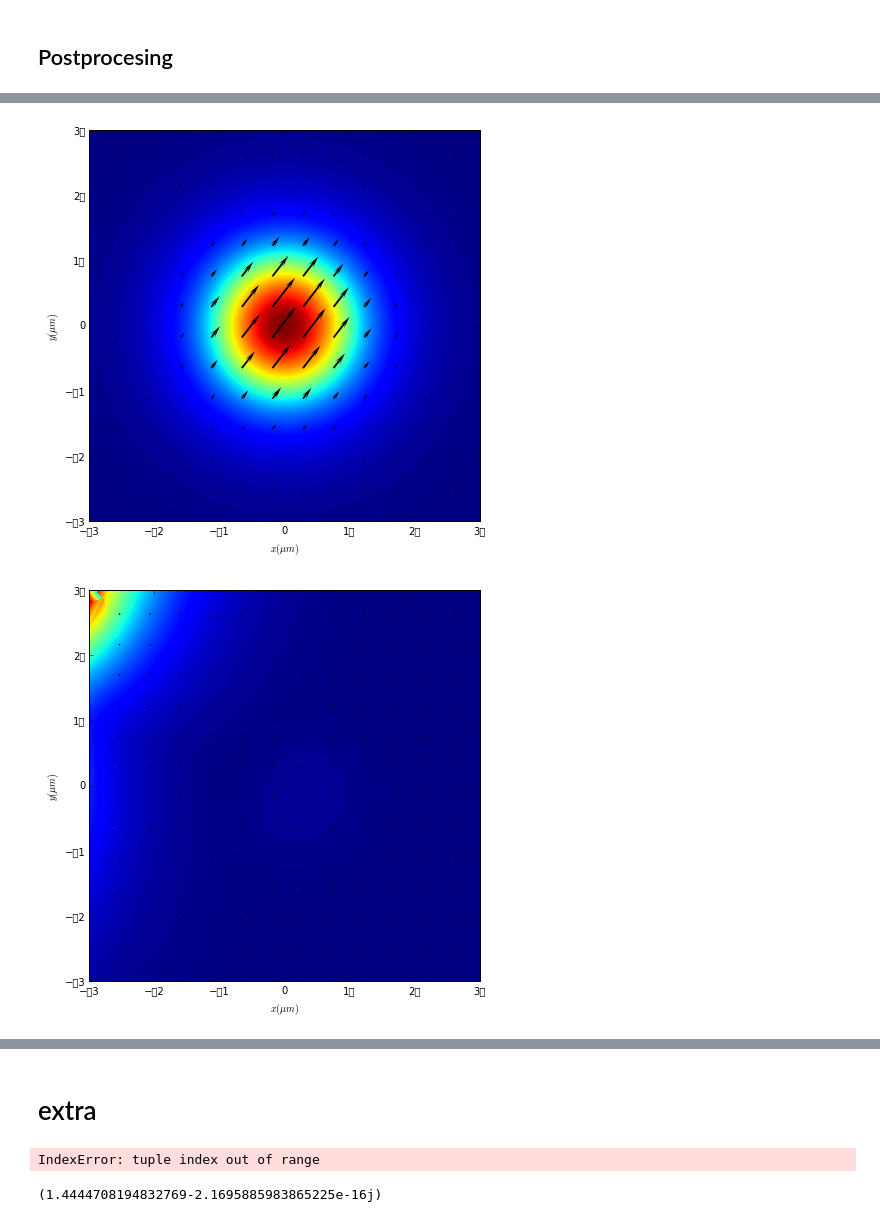
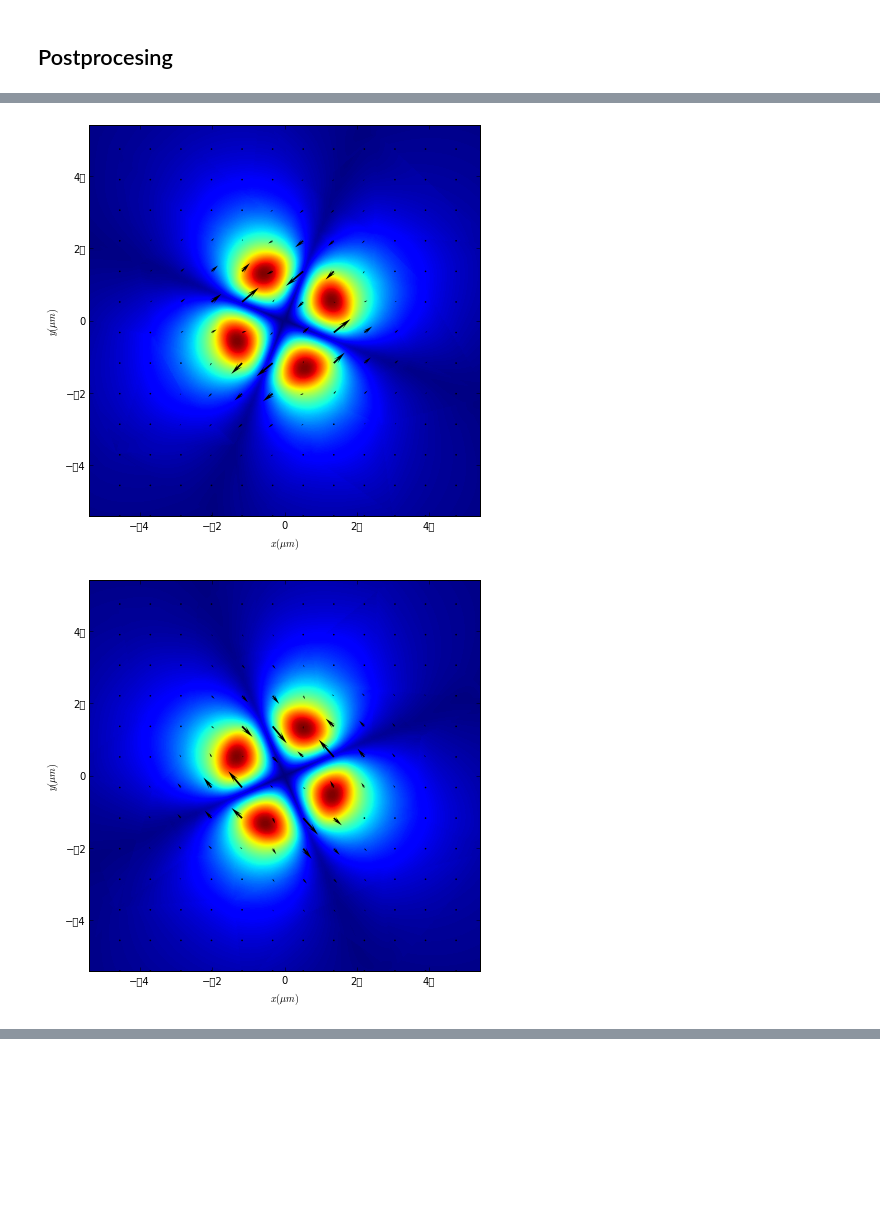
Before and after one commit to ibegleris/WaFEl, a Jupyter notebook: Dispersion_analysis_simple.ipynb, the cells around one changed output, grey strips where cells are left out. Drawn from its saved outputs; the diff is of its cells as text; code cells hidden in the pictures; blank space fills up the shorter version.

Commit message:
started including tests

```diff
--- a/Dispersion_analysis_simple.ipynb
+++ b/Dispersion_analysis_simple.ipynb
@@ -17,14 +17,15 @@ b = 2e-4
 # %%
 mu_r = 1.0
 lamda = 1.55e-6
-r_core = 1e-5 # radius of core
+r_core = 1.8e-5 # radius of core
 r_clad = 10e-5 #radius of the fibre
 nclad = 1.444# - 0.1e-4j# ref index of cladding
 ncore = 1.445# - 1e-4j # ref index of core
 neff_g = ncore # Guess of the modes
 num= 20   #The number of modes guess
 #neff_g= ncore
-lam_mult = 0.5 # Asks GMSH to create a mesh that has this number multiplied by the wavelength
+lam_mult = 1
+# Asks GMSH to create a mesh that has this number multiplied by the wavelength
 mesh_refinement = 0 # number of times to uniformly refine the mesh (used for convergence plots and better results)
 vector_order = 3
 nodal_order = 3
@@ -65,9 +64,9 @@ def extinction(x,values = np.zeros(1)):
     return values
 # %%
 waveguide = waveguide_inputs(lamda,ref,extinction)
-waveguide.fibre(r_core,r_clad,True,ncore,nclad)
+waveguide.fibre(True,r_core,r_clad,ncore,nclad)
 k = is_loss(ncore,nclad)
-box_domain = box_domains(a,b)
+box_domain = box_domains(a,a)
 # %%
 mesh = None
 # %% [markdown]
@@ -75,7 +76,7 @@ mesh = None
 # %%
 
-modes_vec = main(box_domain,waveguide,vector_order,nodal_order,num,neff_g,lam_mult,k = 0,\
-                 size1 = 512,size2 = 512, mesh_plot = False,filename = 'geometry_test.geo')
+modes_vec = main(box_domain,waveguide,vector_order,nodal_order,num,neff_g,lam_mult,min_max=None,k = 0,\
+                 size1 = 512,size2 = 512, mesh_plot = False,filename = 'geometry_circular.geo')
 mesh = modes_vec[-1]
 modes_vec =modes_vec[:-1]
 # %% [output]
@@ -101,6 +102,6 @@ Info    : Meshing curve 7 (Circle)
 # %%
 for mode in modes_vec:
     mode.plot_electric_field(scales = 150000*2,sp=40,cont_scale=700)
-    np.abs(neff_th - mode.neff).real
-    np.abs(neff_th - mode.neff).imag
+    #np.abs(neff_th - mode.neff).real
+    #np.abs(neff_th - mode.neff).imag
 # %% [output]
@@ -112,2 +113,2 @@ for mode in modes_vec:
-[figure, old version]
+[figure, new version]
-[figure, old version]
+[figure, new version]
@@ -115,2 +117,0 @@ for mode in modes_vec:
-# %% [markdown]
-# extra
@@ -123,8 +117,0 @@ plt.colorbar()
-# %%
-np.abs(neff_th - modes_vec[5].neff).real
-# %% [output]
-IndexError: tuple index out of range
-# %%
-neff_th
-# %% [output]
-(1.4444708194832769-2.1695885983865225e-16j)
```
Also changed, not shown: parts of 7 cells of this notebook, 15 other files.
